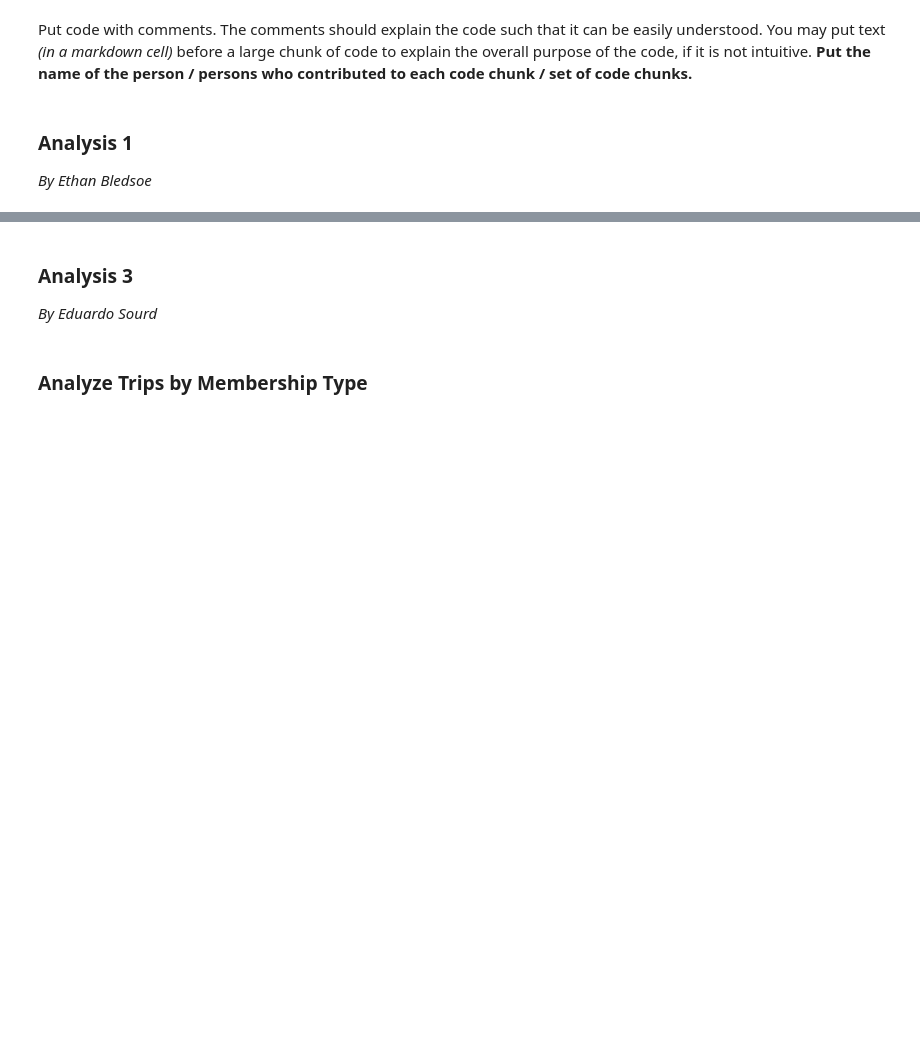
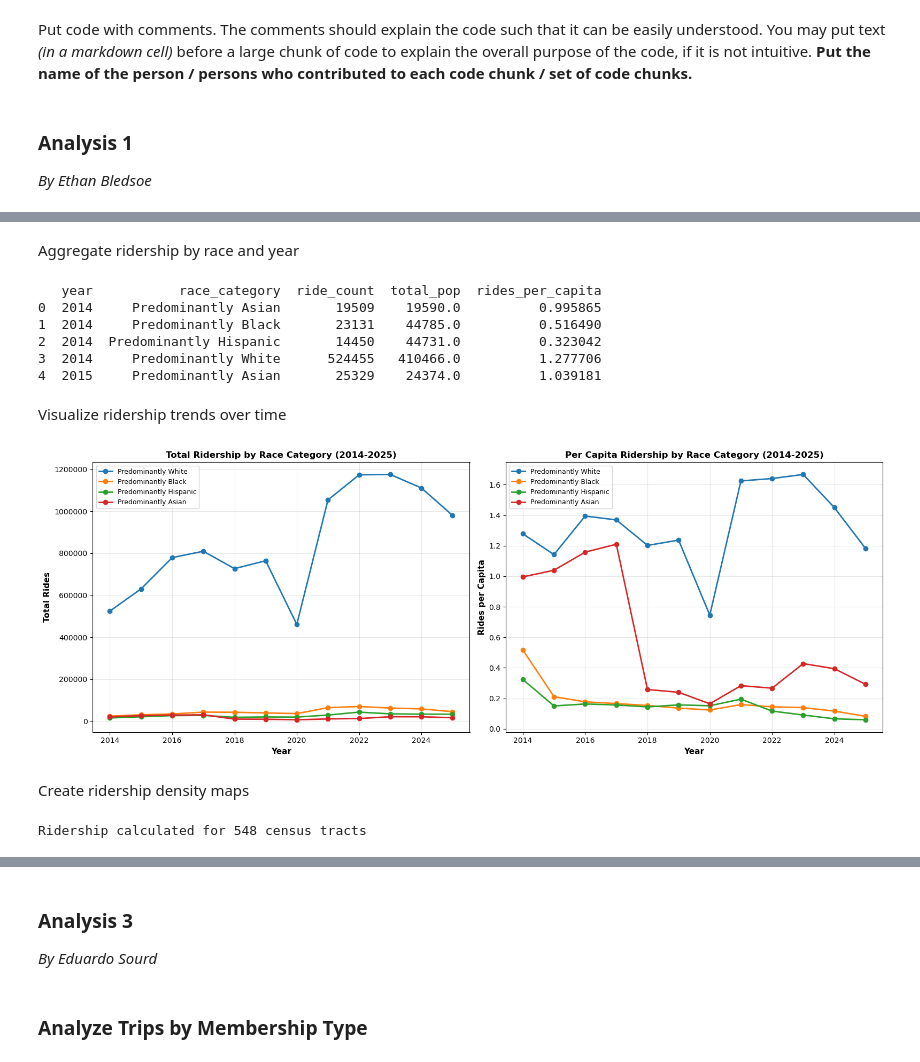
Before and after one commit to junho5400/stat303_final, a Jupyter notebook: Project Code Template.ipynb, the cells around one changed output, grey strips where cells are left out. Saved outputs shown, nothing was run; the diff lists cells and outputs as text; code cells hidden in the pictures; blank space fills up the shorter version.

```diff
--- a/Project Code Template.ipynb
+++ b/Project Code Template.ipynb
@@ -839,0 +1837,75 @@ plt.show()
+# %% [markdown]
+Aggregate ridership by race and year
+# %%
+# Aggregate by year and race category
+ridership_by_race_year = rides_with_demographics.groupby(['year', 'race_category']).agg({
+    'ride_count': 'sum',
+    'total_pop': 'sum'
+}).reset_index()
+
+# Calculate per capita
+ridership_by_race_year['rides_per_capita'] = ridership_by_race_year['ride_count'] / ridership_by_race_year['total_pop']
+
+print(ridership_by_race_year.head())
+# %% [output]
+   year           race_category  ride_count  total_pop  rides_per_capita
+0  2014     Predominantly Asian       19509    19590.0          0.995865
+1  2014     Predominantly Black       23131    44785.0          0.516490
+2  2014  Predominantly Hispanic       14450    44731.0          0.323042
+3  2014     Predominantly White      524455   410466.0          1.277706
+4  2015     Predominantly Asian       25329    24374.0          1.039181
+# %% [markdown]
+Visualize ridership trends over time
+# %%
+# Create line chart for total rides and per capita rides
+fig, (ax1, ax2) = plt.subplots(1, 2, figsize=(16, 6))
+
+categories = ['Predominantly White', 'Predominantly Black', 'Predominantly Hispanic', 'Predominantly Asian']
+colors = ['#1f77b4', '#ff7f0e', '#2ca02c', '#d62728']
+
+# Left: Total rides over time
+for i, category in enumerate(categories):
+    cat_data = ridership_by_race_year[ridership_by_race_year['race_category'] == category]
+    ax1.plot(cat_data['year'], cat_data['ride_count'], marker='o',
+             linewidth=2, label=category, color=colors[i])
+
+ax1.set_xlabel('Year', fontsize=11, fontweight='bold')
+ax1.set_ylabel('Total Rides', fontsize=11, fontweight='bold')
+ax1.set_title('Total Ridership by Race Category (2014-2025)', fontsize=12, fontweight='bold')
+ax1.legend(loc='upper left', fontsize=9)
+ax1.grid(True, alpha=0.3)
+ax1.ticklabel_format(style='plain', axis='y')
+
+# Right: Per capita rides over time
+for i, category in enumerate(categories):
+    cat_data = ridership_by_race_year[ridership_by_race_year['race_category'] == category]
+    ax2.plot(cat_data['year'], cat_data['rides_per_capita'], marker='o',
+             linewidth=2, label=category, color=colors[i])
+
+ax2.set_xlabel('Year', fontsize=11, fontweight='bold')
+ax2.set_ylabel('Rides per Capita', fontsize=11, fontweight='bold')
+ax2.set_title('Per Capita Ridership by Race Category (2014-2025)', fontsize=12, fontweight='bold')
+ax2.legend(loc='upper left', fontsize=9)
+ax2.grid(True, alpha=0.3)
+
+plt.tight_layout()
+plt.show()
+# %% [output]
+[figure, added]
+# %% [markdown]
+Create ridership density maps
+# %%
+# Calculate total rides per census tract for each phase
+ridership_by_tract_phase = []
+
+for phase_name, (start_year, end_year) in phases.items():
+    phase_rides = divvy_final[divvy_final['year'].between(start_year, end_year)]
+    tract_counts = phase_rides.groupby('geoid10').size().reset_index(name='ride_count')
+    tract_counts['phase'] = phase_name
+    ridership_by_tract_phase.append(tract_counts)
+
+ridership_tract_df = pd.concat(ridership_by_tract_phase, ignore_index=True)
+
+print(f"Ridership calculated for {ridership_tract_df['geoid10'].nunique()} census tracts")
+# %% [output]
+Ridership calculated for 548 census tracts
```
Also changed, not shown: parts of 68 cells of this notebook, 11 other files.
